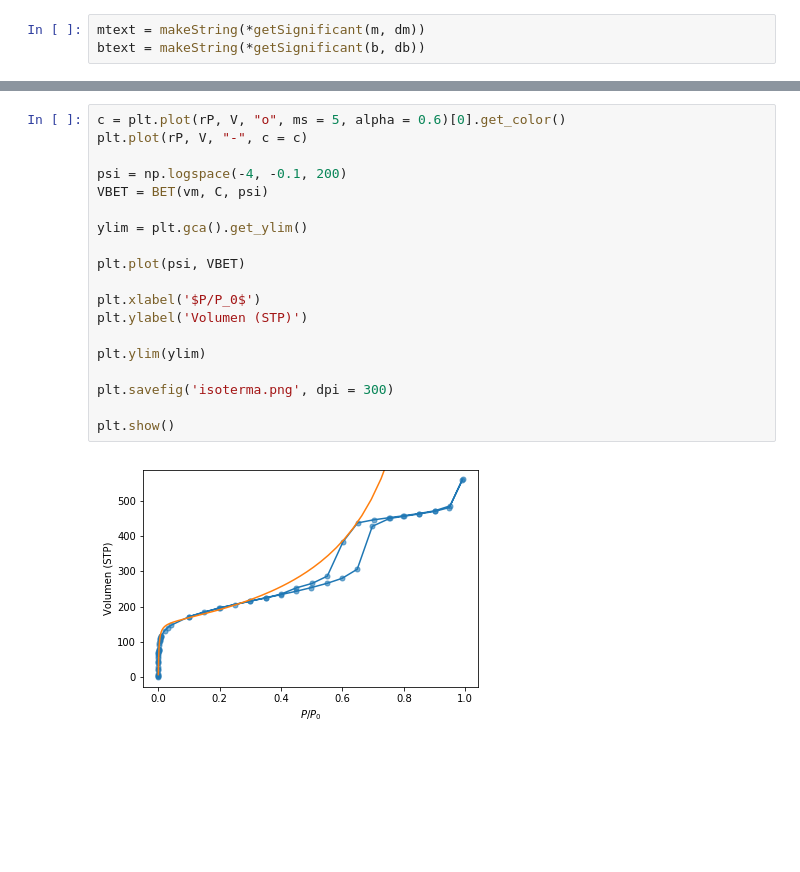
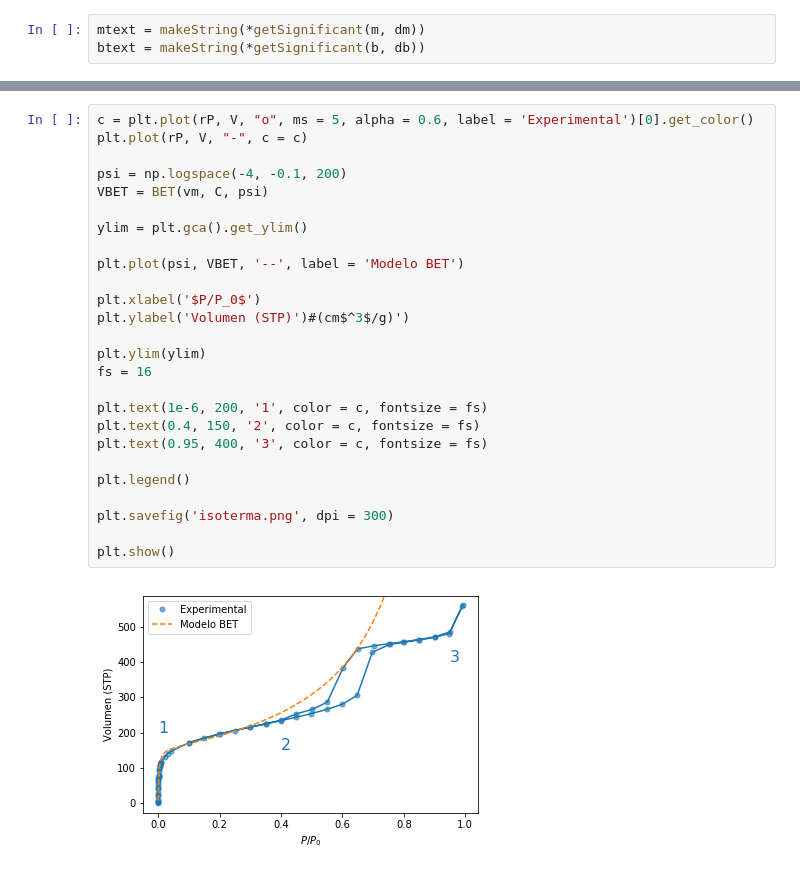
Before and after one commit to jsbarbosa/fqAvanzada, a Jupyter notebook: Isotermas/Plots.ipynb, the cells around one changed output, grey strips where cells are left out. Saved outputs shown, nothing was run; the diff lists cells and outputs as text; blank space fills up the shorter version.

```diff
--- a/Isotermas/Plots.ipynb
+++ b/Isotermas/Plots.ipynb
@@ -99,21 +119,28 @@ plt.show()
 # %%
-c = plt.plot(rP, V, "o", ms = 5, alpha = 0.6)[0].get_color()
+c = plt.plot(rP, V, "o", ms = 5, alpha = 0.6, label = 'Experimental')[0].get_color()
 plt.plot(rP, V, "-", c = c)
 
 psi = np.logspace(-4, -0.1, 200)
 VBET = BET(vm, C, psi)
 
 ylim = plt.gca().get_ylim()
 
-plt.plot(psi, VBET)
+plt.plot(psi, VBET, '--', label = 'Modelo BET')
 
 plt.xlabel('$P/P_0$')
-plt.ylabel('Volumen (STP)')
+plt.ylabel('Volumen (STP)')#(cm$^3$/g)')
 
 plt.ylim(ylim)
+fs = 16
+
+plt.text(1e-6, 200, '1', color = c, fontsize = fs)
+plt.text(0.4, 150, '2', color = c, fontsize = fs)
+plt.text(0.95, 400, '3', color = c, fontsize = fs)
+
+plt.legend()
 
 plt.savefig('isoterma.png', dpi = 300)
 
 plt.show()
 # %% [output]
-[figure, old version]
+[figure, new version]
```
Also changed, not shown: parts of 6 cells of this notebook, 5 other files.
